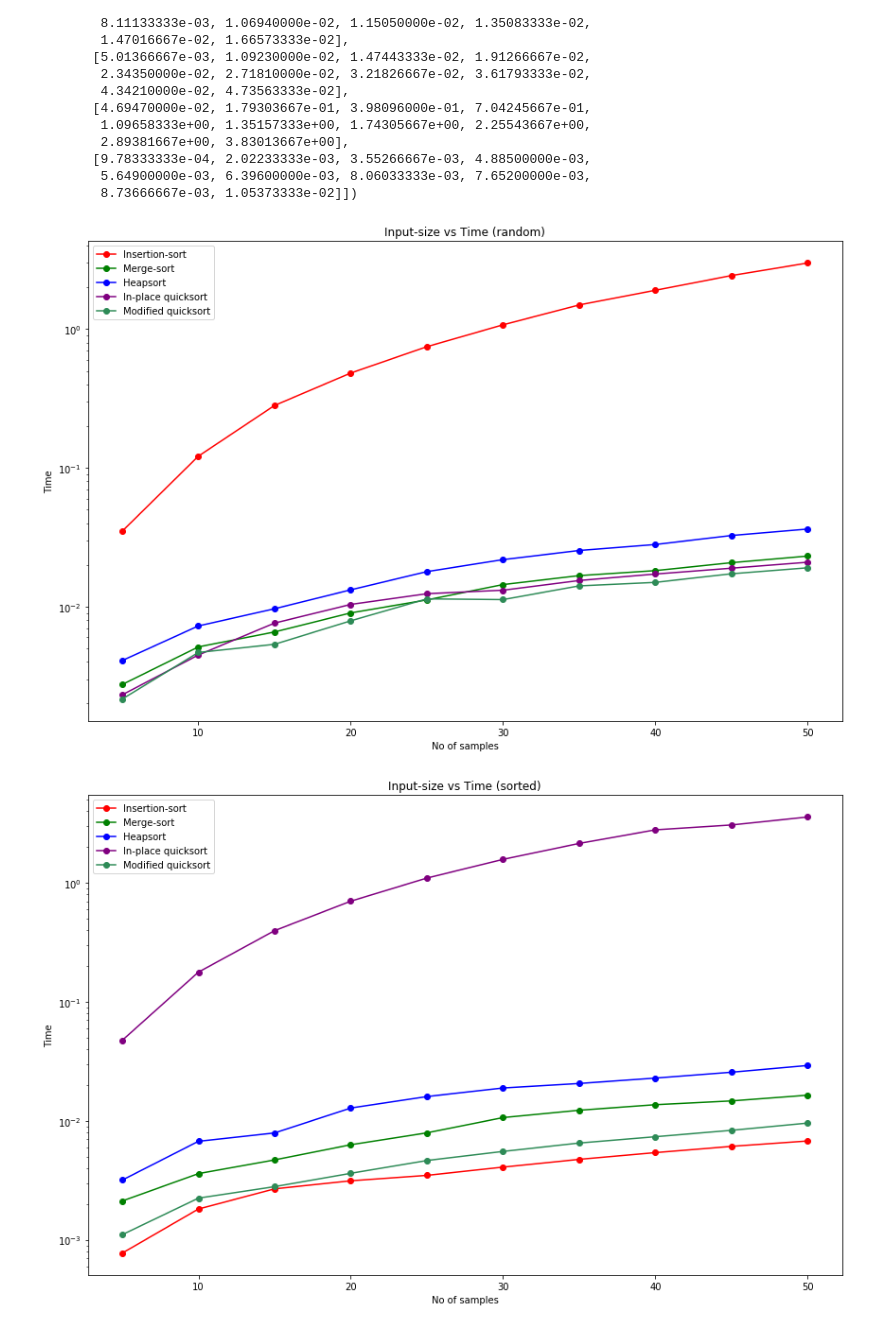
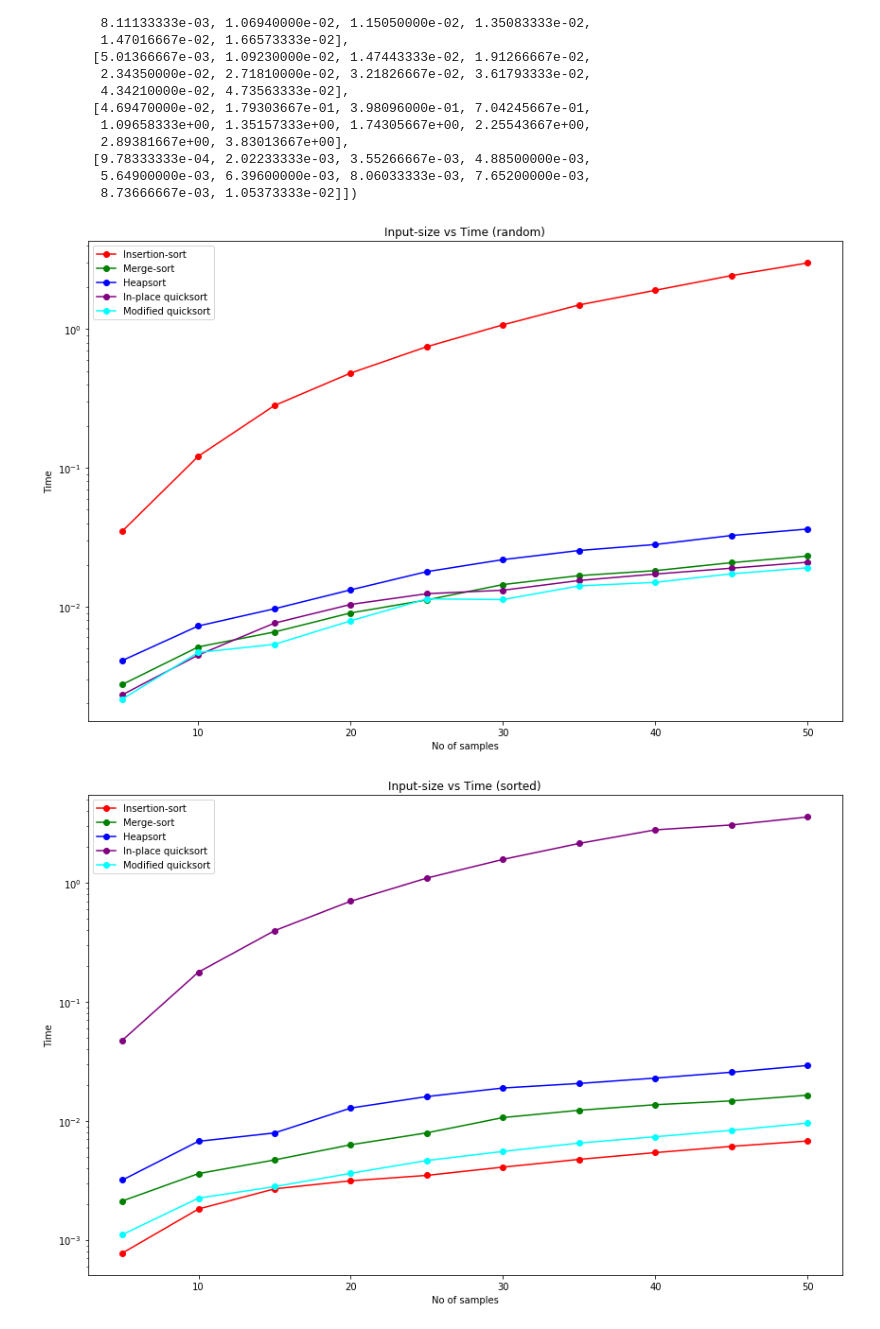
Before and after one commit to biqar/Fall-2019-ITCS-8114-AlgoDS, a Jupyter notebook: plotting/algo_p1_plot_1.ipynb, the cells around one changed output. Saved outputs shown, nothing was run; the diff lists cells and outputs as text; code cells hidden in the pictures.

```diff
--- a/plotting/algo_p1_plot_1.ipynb
+++ b/plotting/algo_p1_plot_1.ipynb
@@ -57,31 +57,31 @@ plt.plot(list_is, r_m3[0,:].reshape(-1,1), 'go-', color='red', label="Insertion-
 plt.plot(list_is, r_m3[1,:].reshape(-1,1), 'go-', color='green', label="Merge-sort")
 plt.plot(list_is, r_m3[2,:].reshape(-1,1), 'go-', color='blue', label="Heapsort")
 plt.plot(list_is, r_m3[3,:].reshape(-1,1), 'go-', color='purple', label="In-place quicksort")
-plt.plot(list_is, r_m3[4,:].reshape(-1,1), 'go-', color='seagreen', label="Modified quicksort")
+plt.plot(list_is, r_m3[4,:].reshape(-1,1), 'go-', color='cyan', label="Modified quicksort")
 plt.yscale('log')
 plt.ylabel('Time')
 plt.xlabel('No of samples')
 plt.legend(loc='best')
 fig1.tight_layout()
 # %% [output]
-[figure, old version]
+[figure, new version]
 # %%
 # # sorted
 fig2 = plt.figure(figsize=(12,8))
 plt.clf()
 plt.title('Input-size vs Time (sorted)')
 plt.plot(list_is, s_m3[0,:].reshape(-1,1), 'go-', color='red', label="Insertion-sort")
 plt.plot(list_is, s_m3[1,:].reshape(-1,1), 'go-', color='green', label="Merge-sort")
 plt.plot(list_is, s_m3[2,:].reshape(-1,1), 'go-', color='blue', label="Heapsort")
 plt.plot(list_is, s_m3[3,:].reshape(-1,1), 'go-', color='purple', label="In-place quicksort")
-plt.plot(list_is, s_m3[4,:].reshape(-1,1), 'go-', color='seagreen', label="Modified quicksort")
+plt.plot(list_is, s_m3[4,:].reshape(-1,1), 'go-', color='cyan', label="Modified quicksort")
 plt.yscale('log')
 plt.ylabel('Time')
 plt.xlabel('No of samples')
 plt.legend(loc='best')
 fig2.tight_layout()
 # %% [output]
-[figure, old version]
+[figure, new version]
 # %%
 # # rev sorted
 fig3 = plt.figure(figsize=(12,8))
```
Also changed, not shown: parts of 1 cell of this notebook, 4 other files.
